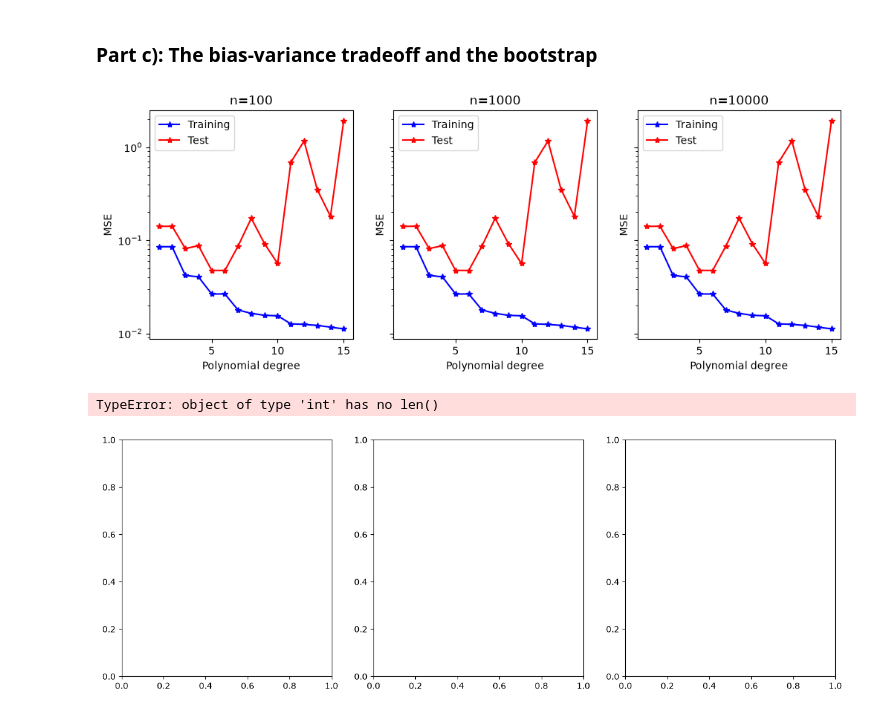
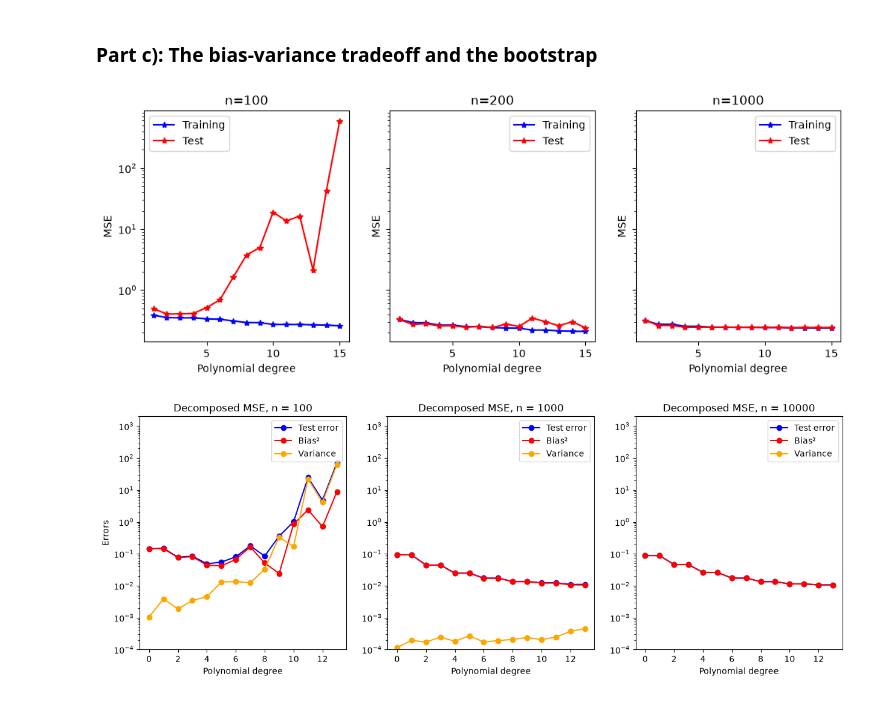
Before and after one commit to lukasMK01/FYS-STK4155, a Jupyter notebook: project_1/wip_project1.ipynb, the cells around one changed output. Cells and saved outputs as stored; diff of their text form; code cells hidden in the pictures.

```diff
--- a/project_1/wip_project1.ipynb
+++ b/project_1/wip_project1.ipynb
@@ -219,28 +219,23 @@ Minimum MSE is  0.056442377861310566 at lambda = 1e-07 for test data
 
 max_deg = 15
 fig, ax = plt.subplots(1,3,figsize=(12,4), sharey=True)
-for n, i in zip((100, 1000, 10000), (0,1,2)):
+for n, i in zip((100, 200, 1000), (0,1,2)):
     # get some new data (but different names to not overwrite the ones used consistently)
     x_c, y_c, n_c, sigma_c = generate_data(n=n, sigma=0.5)
-    x_train_c, x_test_c, y_train_c, y_test_c = train_test_split(x, y, test_size=0.3,random_state=2026)
-    X_train_c, X_testv, y_train_c, y_test_c = prepare_design_matrix(x_train, x_test, y_train, y_test, degree=d, intercept=False)
+    x_train_c, x_test_c, y_train_c, y_test_c = train_test_split(x_c, y_c, test_size=0.3,random_state=2026)
 
     #Adding a model to perform OLS for polynomials up to degree 15
     mse_train = []
     mse_test = []
     for d in range(1,max_deg+1):
-        #Design matrix on the training data:
-        X_train = np.vander(x_train, d, increasing=True)
-
-        #Design matrix on the test data:
-        X_test = np.vander(x_test, d, increasing=True)
+        X_train_c, X_test_c, y_train_c, y_test_c = prepare_design_matrix(x_train_c, x_test_c, y_train_c, y_test_c, degree=d, intercept=False)
 
         #calculate OLS theta
-        theta = ols(X_train,y_train)
+        theta = ols(X_train_c,y_train_c)
 
         #Calculate the MSE:
-        mse_train.append(mean_squared_error(y_train, X_train @ theta))
-        mse_test.append(mean_squared_error(y_test,  X_test @ theta))
+        mse_train.append(mean_squared_error(y_train_c, X_train_c @ theta))
+        mse_test.append(mean_squared_error(y_test_c,  X_test_c @ theta))
 
 
     #Plotting the MSE as a function of polynomial degree
@@ -256,58 +251,57 @@ for n, i in zip((100, 1000, 10000), (0,1,2)):
 
 plt.show()
 # %% [output]
-[figure, old version]
+[figure, new version]
 # %%
 # Your code for exercise 3 here
 n_bootstraps = 100 #100 resamples of training data
 degree_max = 14 #13 + 1
 
-def bootstrap_polynomial(x_train=x_train, x_test=x_test, y_train=y_train, y_test=y_test,degree_max=degree_max):
+def bootstrap_polynomial(n, degree_max, sigma=0.1, seed=2026, n_bootstraps=n_bootstraps):
+    x, y, _, _ = generate_data(n=n, sigma=sigma, seed=seed)
+    x_train, x_test, y_train, y_test = train_test_split(x, y, test_size=0.3, random_state=seed)
 
-    #Create empty matrices
+    x_train = x_train.reshape(-1, 1)
+    x_test = x_test.reshape(-1, 1)
+    y_test = y_test.reshape(-1, 1)
+
     error = np.zeros(degree_max)
     bias = np.zeros(degree_max)
     variance = np.zeros(degree_max)
 
-    #Loop through the polynomial degrees
     for degree in range(degree_max):
-
-        #Create a model
         model = make_pipeline(PolynomialFeatures(degree=degree),
                               LinearRegression(fit_intercept=False))
-        #Create empty matrix
         y_pred = np.empty((y_test.shape[0], n_bootstraps))
-        #Loop through the resampling (bootstrapping)
         for i in range(n_bootstraps):
             x_, y_ = resample(x_train, y_train)
             y_pred[:, i] = model.fit(x_, y_).predict(x_test).ravel()
 
         error[degree] = np.mean(np.mean((y_test - y_pred)**2, axis=1, keepdims=True))
         bias[degree] = np.mean((y_test - np.mean(y_pred, axis=1, keepdims=True))**2)
         variance[degree] = np.mean(np.var(y_pred, axis=1, keepdims=True))
 
     return error, bias, variance
 
 
 fig, ax = plt.subplots(1,3,figsize=[15,5])
 sp = 0 #What subplot / axis to plot
 
-for n in (40,100,400):
-    error, bias, variance = bootstrap_polynomial(n,degree_max)
+for n in (100, 1000, 10000): #40,100,400
+    error, bias, variance = bootstrap_polynomial(n=n, degree_max=degree_max)
 
     #Plot results
     ax[sp].plot(range(degree_max),error,"o-",color="blue",label="Test error")
     ax[sp].plot(range(degree_max),bias,"o-",color="red", label="Bias²")
     ax[sp].plot(range(degree_max),variance,"o-",color="orange",label="Variance")
     ax[sp].set_title(f"Decomposed MSE, n = {n}")
     ax[sp].set_xlabel("Polynomial degree")
 
     ax[sp].set_ylim(1e-4,2e3)
     ax[sp].set_yscale("log")
     ax[sp].legend()
     sp += 1
 ax[0].set_ylabel("Errors")
 plt.show()
 # %% [output]
-TypeError: object of type 'int' has no len()
-[figure, old version]
+[figure, new version]
```
Also changed, not shown: parts of 6 cells of this notebook.
